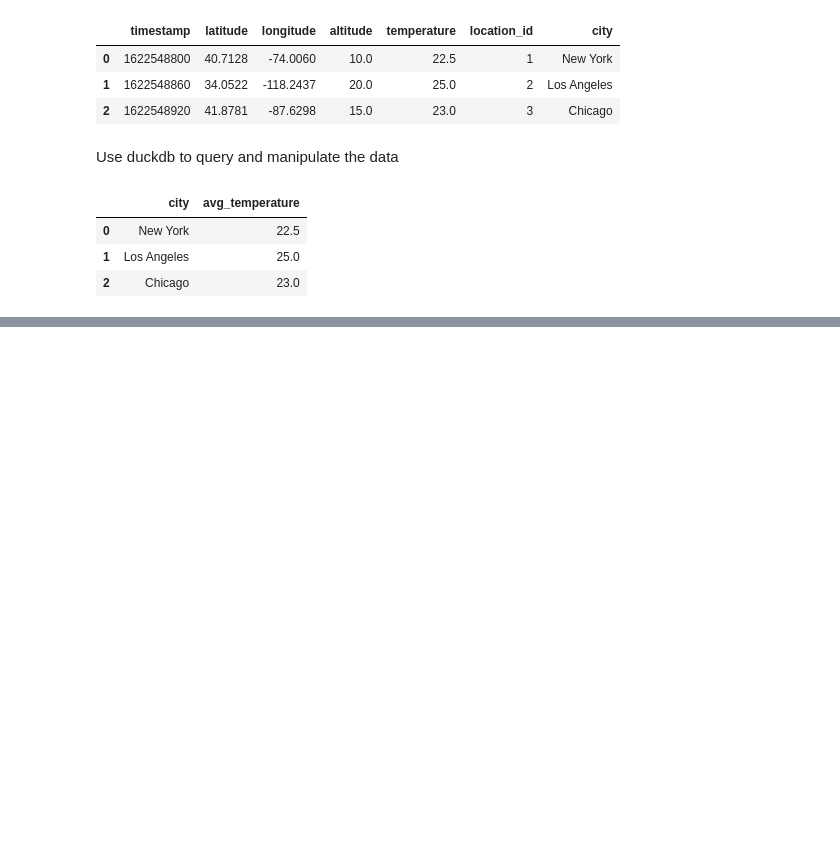
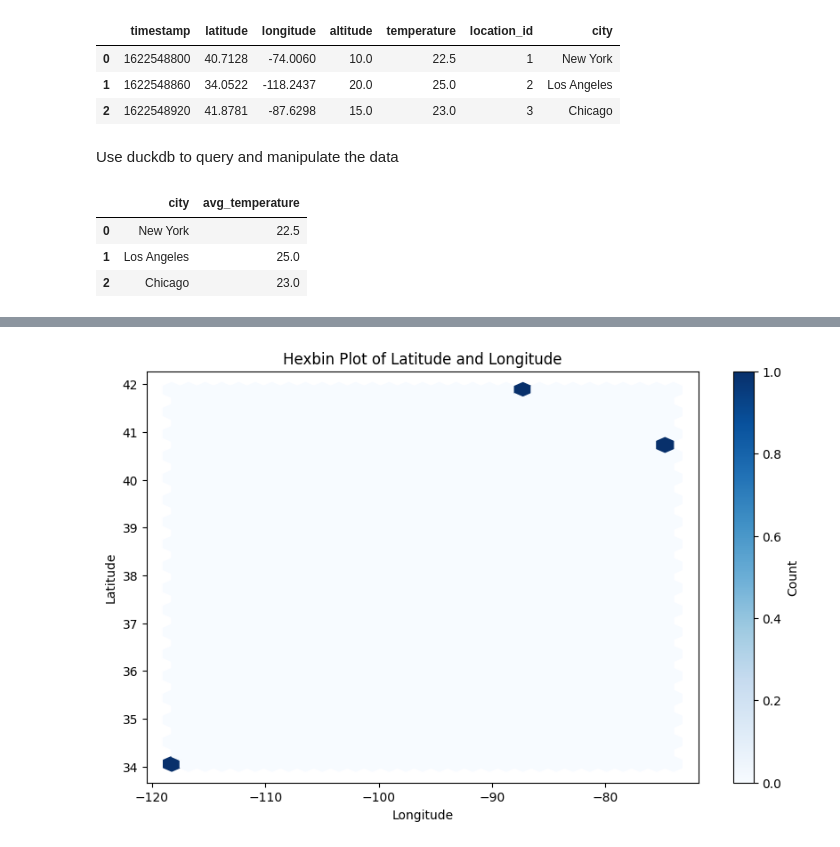
Before and after one commit to octaflop/ducktiles, a Jupyter notebook: introduction.ipynb, the cells around one changed output, grey strips where cells are left out. Drawn from its saved outputs; the diff is of its cells as text; code cells hidden in the pictures; blank space fills up the shorter version.

```diff
--- a/introduction.ipynb
+++ b/introduction.ipynb
@@ -159,0 +237,11 @@ result
+# %%
+# Hexbin plot of latitude and longitude
+plt.figure(figsize=(10, 6))
+plt.hexbin(temperature_data['longitude'], temperature_data['latitude'], gridsize=30, cmap='Blues')
+plt.colorbar(label='Count')
+plt.title('Hexbin Plot of Latitude and Longitude')
+plt.xlabel('Longitude')
+plt.ylabel('Latitude')
+plt.show()
+# %% [output]
+[figure, added]
```
Also changed, not shown: parts of 7 cells of this notebook.
